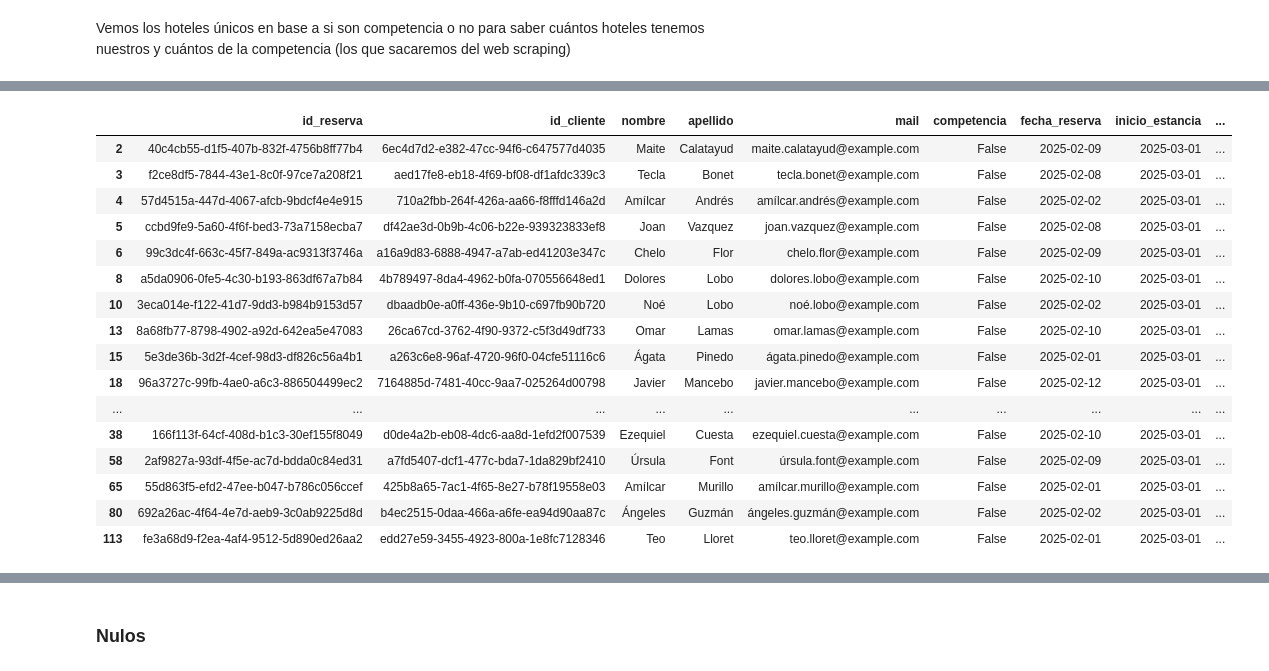
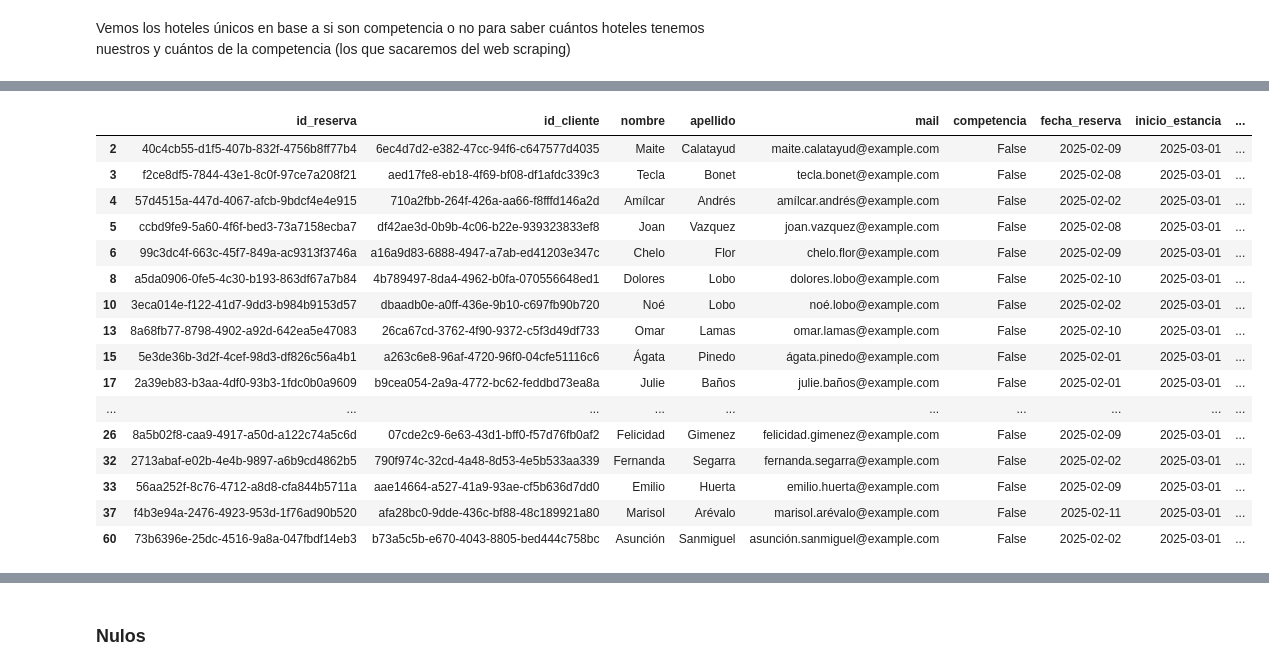
Before and after one commit to Gonzalo8julian/14.PROYECTO_ETL, a Jupyter notebook: jupyters/analisis_inicial.ipynb, the cells around one changed output, grey strips where cells are left out. Drawn from its saved outputs; the diff is of its cells as text; code cells hidden in the pictures.

```diff
--- a/jupyters/analisis_inicial.ipynb
+++ b/jupyters/analisis_inicial.ipynb
@@ -155,23 +103,23 @@ df_competencia
 | 46 | 7acd5eae-e278-4568-9e35-638532e10b87 | 43ffdcc5-51b6-4eda-81f5-df2c1ed1adbe | María Belén | Escalona | maría belén.escalona@example.com | True | NaT | 2025-03-01 | ... |
 | 78 | 946c7d6c-9523-4056-bc05-4f25b7582202 | de5abee1-33ee-421f-9ebd-1baaafafccf9 | Rosalva | Cabañas | rosalva.cabañas@example.com | True | NaT | 2025-03-01 | ... |
 # %%
-df_hoteles_nuestros = df[df["competencia"] == False].drop_duplicates(subset="id_hotel")
+df_hoteles_nuestros = df[df["competencia"] == False].drop_duplicates(subset="nombre_hotel")
 df_hoteles_nuestros
 # %% [output]
 |  | id_reserva | id_cliente | nombre | apellido | mail | competencia | fecha_reserva | inicio_estancia | ... |
 | 2 | 40c4cb55-d1f5-407b-832f-4756b8ff77b4 | 6ec4d7d2-e382-47cc-94f6-c647577d4035 | Maite | Calatayud | maite.calatayud@example.com | False | 2025-02-09 | 2025-03-01 | ... |
 | 3 | f2ce8df5-7844-43e1-8c0f-97ce7a208f21 | aed17fe8-eb18-4f69-bf08-df1afdc339c3 | Tecla | Bonet | tecla.bonet@example.com | False | 2025-02-08 | 2025-03-01 | ... |
 | 4 | 57d4515a-447d-4067-afcb-9bdcf4e4e915 | 710a2fbb-264f-426a-aa66-f8fffd146a2d | Amílcar | Andrés | amílcar.andrés@example.com | False | 2025-02-02 | 2025-03-01 | ... |
 | 5 | ccbd9fe9-5a60-4f6f-bed3-73a7158ecba7 | df42ae3d-0b9b-4c06-b22e-939323833ef8 | Joan | Vazquez | joan.vazquez@example.com | False | 2025-02-08 | 2025-03-01 | ... |
 | 6 | 99c3dc4f-663c-45f7-849a-ac9313f3746a | a16a9d83-6888-4947-a7ab-ed41203e347c | Chelo | Flor | chelo.flor@example.com | False | 2025-02-09 | 2025-03-01 | ... |
 | 8 | a5da0906-0fe5-4c30-b193-863df67a7b84 | 4b789497-8da4-4962-b0fa-070556648ed1 | Dolores | Lobo | dolores.lobo@example.com | False | 2025-02-10 | 2025-03-01 | ... |
 | 10 | 3eca014e-f122-41d7-9dd3-b984b9153d57 | dbaadb0e-a0ff-436e-9b10-c697fb90b720 | Noé | Lobo | noé.lobo@example.com | False | 2025-02-02 | 2025-03-01 | ... |
 | 13 | 8a68fb77-8798-4902-a92d-642ea5e47083 | 26ca67cd-3762-4f90-9372-c5f3d49df733 | Omar | Lamas | omar.lamas@example.com | False | 2025-02-10 | 2025-03-01 | ... |
 | 15 | 5e3de36b-3d2f-4cef-98d3-df826c56a4b1 | a263c6e8-96af-4720-96f0-04cfe51116c6 | Ágata | Pinedo | ágata.pinedo@example.com | False | 2025-02-01 | 2025-03-01 | ... |
-| 18 | 96a3727c-99fb-4ae0-a6c3-886504499ec2 | 7164885d-7481-40cc-9aa7-025264d00798 | Javier | Mancebo | javier.mancebo@example.com | False | 2025-02-12 | 2025-03-01 | ... |
+| 17 | 2a39eb83-b3aa-4df0-93b3-1fdc0b0a9609 | b9cea054-2a9a-4772-bc62-feddbd73ea8a | Julie | Baños | julie.baños@example.com | False | 2025-02-01 | 2025-03-01 | ... |
 | ... | ... | ... | ... | ... | ... | ... | ... | ... | ... |
-| 38 | 166f113f-64cf-408d-b1c3-30ef155f8049 | d0de4a2b-eb08-4dc6-aa8d-1efd2f007539 | Ezequiel | Cuesta | ezequiel.cuesta@example.com | False | 2025-02-10 | 2025-03-01 | ... |
-| 58 | 2af9827a-93df-4f5e-ac7d-bdda0c84ed31 | a7fd5407-dcf1-477c-bda7-1da829bf2410 | Úrsula | Font | úrsula.font@example.com | False | 2025-02-09 | 2025-03-01 | ... |
-| 65 | 55d863f5-efd2-47ee-b047-b786c056ccef | 425b8a65-7ac1-4f65-8e27-b78f19558e03 | Amílcar | Murillo | amílcar.murillo@example.com | False | 2025-02-01 | 2025-03-01 | ... |
-| 80 | 692a26ac-4f64-4e7d-aeb9-3c0ab9225d8d | b4ec2515-0daa-466a-a6fe-ea94d90aa87c | Ángeles | Guzmán | ángeles.guzmán@example.com | False | 2025-02-02 | 2025-03-01 | ... |
-| 113 | fe3a68d9-f2ea-4af4-9512-5d890ed26aa2 | edd27e59-3455-4923-800a-1e8fc7128346 | Teo | Lloret | teo.lloret@example.com | False | 2025-02-01 | 2025-03-01 | ... |
+| 26 | 8a5b02f8-caa9-4917-a50d-a122c74a5c6d | 07cde2c9-6e63-43d1-bff0-f57d76fb0af2 | Felicidad | Gimenez | felicidad.gimenez@example.com | False | 2025-02-09 | 2025-03-01 | ... |
+| 32 | 2713abaf-e02b-4e4b-9897-a6b9cd4862b5 | 790f974c-32cd-4a48-8d53-4e5b533aa339 | Fernanda | Segarra | fernanda.segarra@example.com | False | 2025-02-02 | 2025-03-01 | ... |
+| 33 | 56aa252f-8c76-4712-a8d8-cfa844b5711a | aae14664-a527-41a9-93ae-cf5b636d7dd0 | Emilio | Huerta | emilio.huerta@example.com | False | 2025-02-09 | 2025-03-01 | ... |
+| 37 | f4b3e94a-2476-4923-953d-1f76ad90b520 | afa28bc0-9dde-436c-bf88-48c189921a80 | Marisol | Arévalo | marisol.arévalo@example.com | False | 2025-02-11 | 2025-03-01 | ... |
+| 60 | 73b6396e-25dc-4516-9a8a-047fbdf14eb3 | b73a5c5b-e670-4043-8805-bed444c758bc | Asunción | Sanmiguel | asunción.sanmiguel@example.com | False | 2025-02-02 | 2025-03-01 | ... |
```
Also changed, not shown: parts of 34 cells of this notebook, 12 other files.
